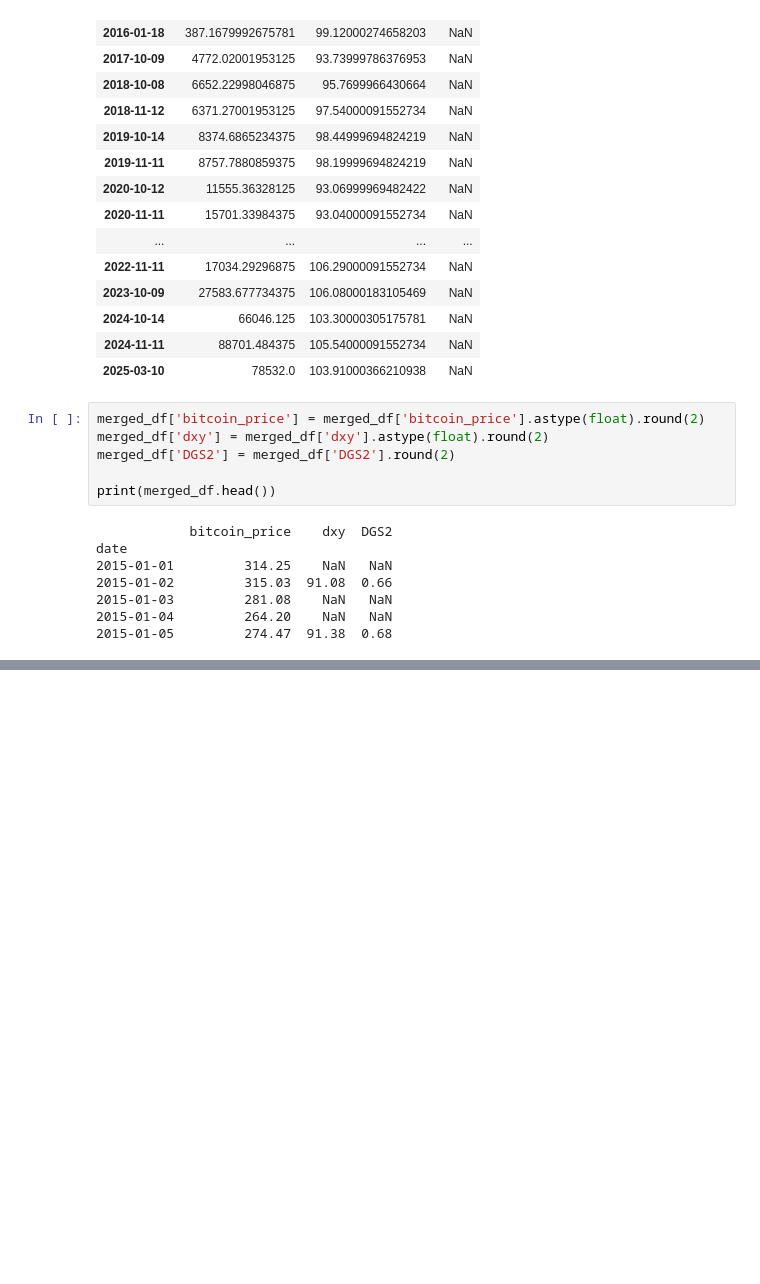
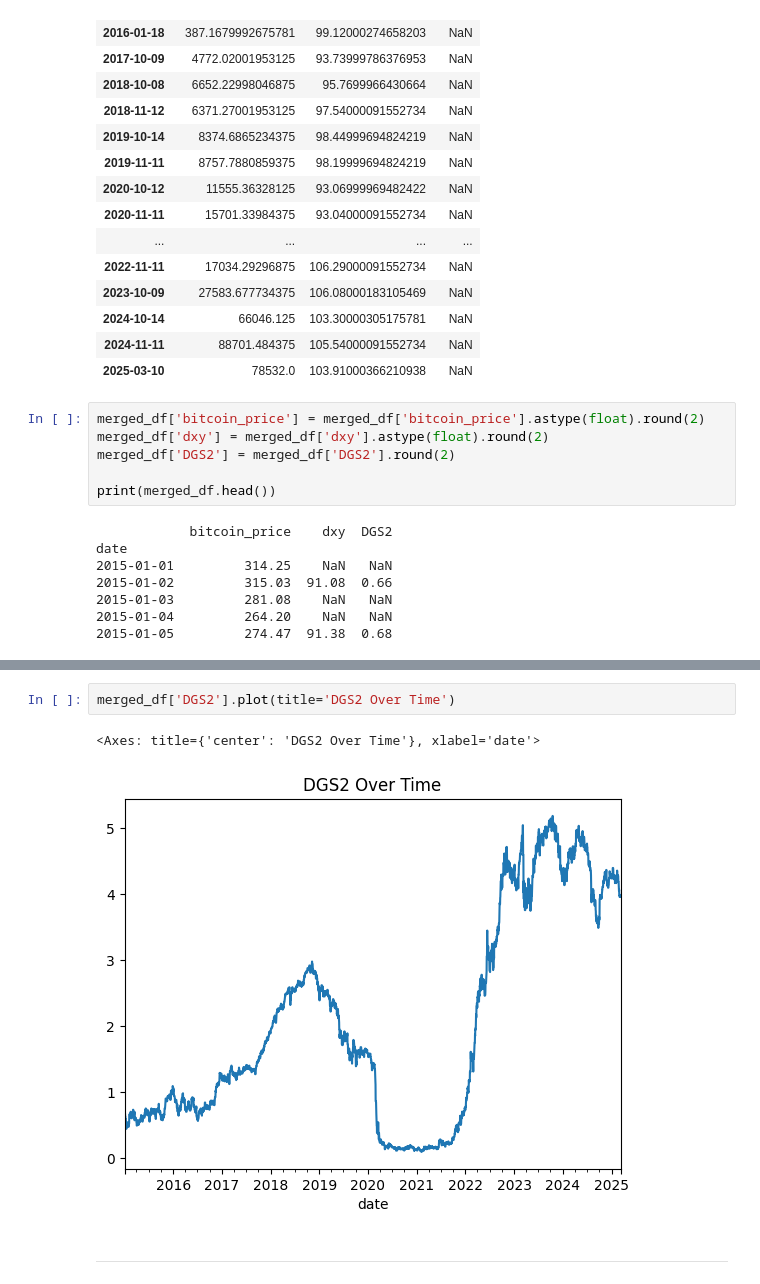
Before and after one commit to FrankAst/Forecast-BTC---DXY---2YR-BY, a Jupyter notebook: notebooks/exploration.ipynb, the cells around one changed output, grey strips where cells are left out. Saved outputs shown, nothing was run; the diff lists cells and outputs as text; blank space fills up the shorter version.

```diff
--- a/notebooks/exploration.ipynb
+++ b/notebooks/exploration.ipynb
@@ -164,0 +223,7 @@ date
+# %%
+merged_df['DGS2'].plot(title='DGS2 Over Time')
+# %% [output]
+<Axes: title={'center': 'DGS2 Over Time'}, xlabel='date'>
+[figure, added]
+# %% [markdown]
+---
```
Also changed, not shown: parts of 16 cells of this notebook, 6 other files.
